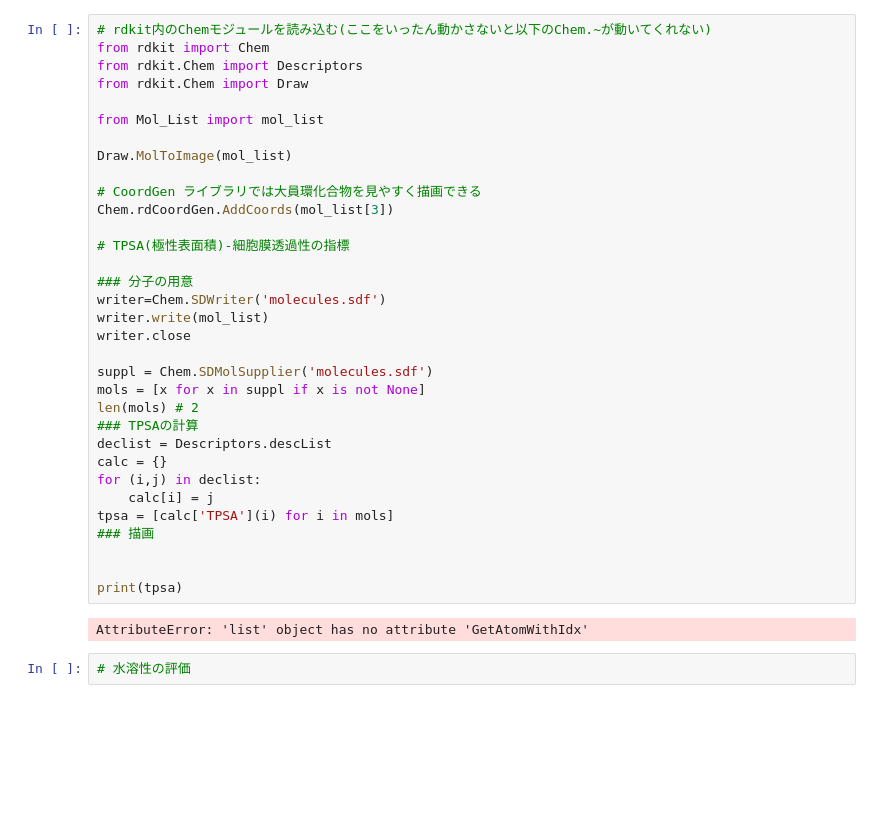
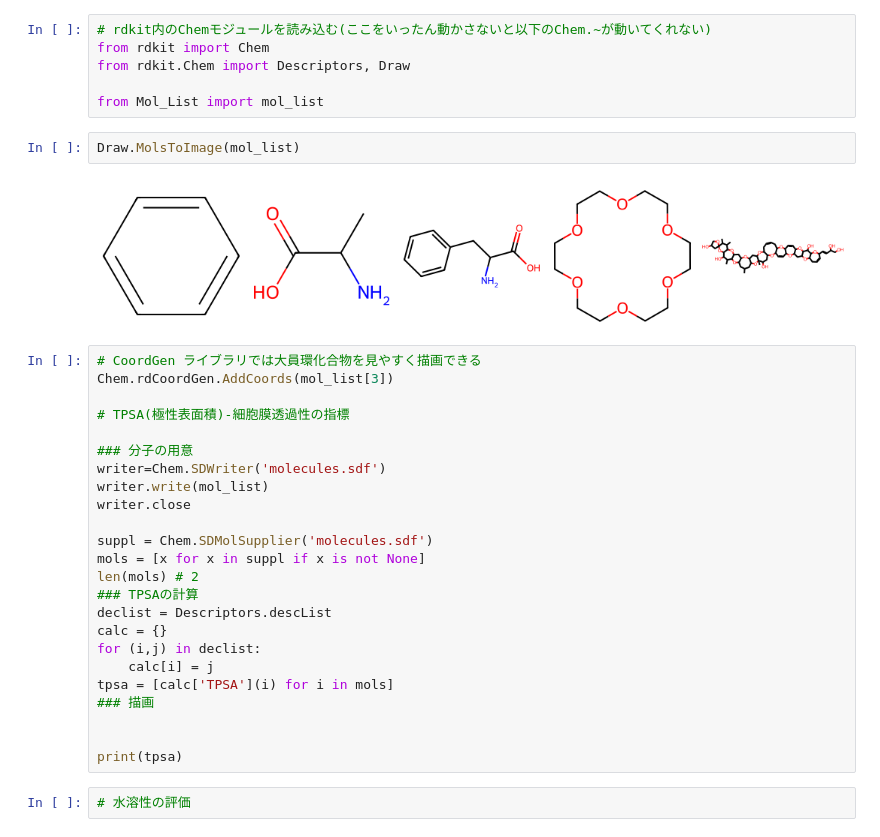
Before and after one commit to YoshitakaNaraoka/gColabNotebooks, a Jupyter notebook: chemoinformatics.ipynb, the cells around one changed output. Cells and saved outputs as stored; diff of their text form; blank space fills up the shorter version.

```diff
--- a/chemoinformatics.ipynb
+++ b/chemoinformatics.ipynb
@@ -24,13 +6,14 @@ Note: you may need to restart the kernel to use updated packages.
+# %%
+# rdkit内のChemモジュールを読み込む(ここをいったん動かさないと以下のChem.~が動いてくれない)
+from rdkit import Chem
+from rdkit.Chem import Descriptors, Draw
+
+from Mol_List import mol_list
+# %%
+Draw.MolsToImage(mol_list)
+# %% [output]
+[figure, added]
 # %%
-# rdkit内のChemモジュールを読み込む(ここをいったん動かさないと以下のChem.~が動いてくれない)
-from rdkit import Chem
-from rdkit.Chem import Descriptors
-from rdkit.Chem import Draw
-
-from Mol_List import mol_list
-
-Draw.MolToImage(mol_list)
-
 # CoordGen ライブラリでは大員環化合物を見やすく描画できる
 Chem.rdCoordGen.AddCoords(mol_list[3])
 
@@ -54,7 +37,5 @@ tpsa = [calc['TPSA'](i) for i in mols]
 
 
 print(tpsa)
-# %% [output]
-AttributeError: 'list' object has no attribute 'GetAtomWithIdx'
 # %%
 # 水溶性の評価
```
Also changed, not shown: parts of 1 cell of this notebook.
